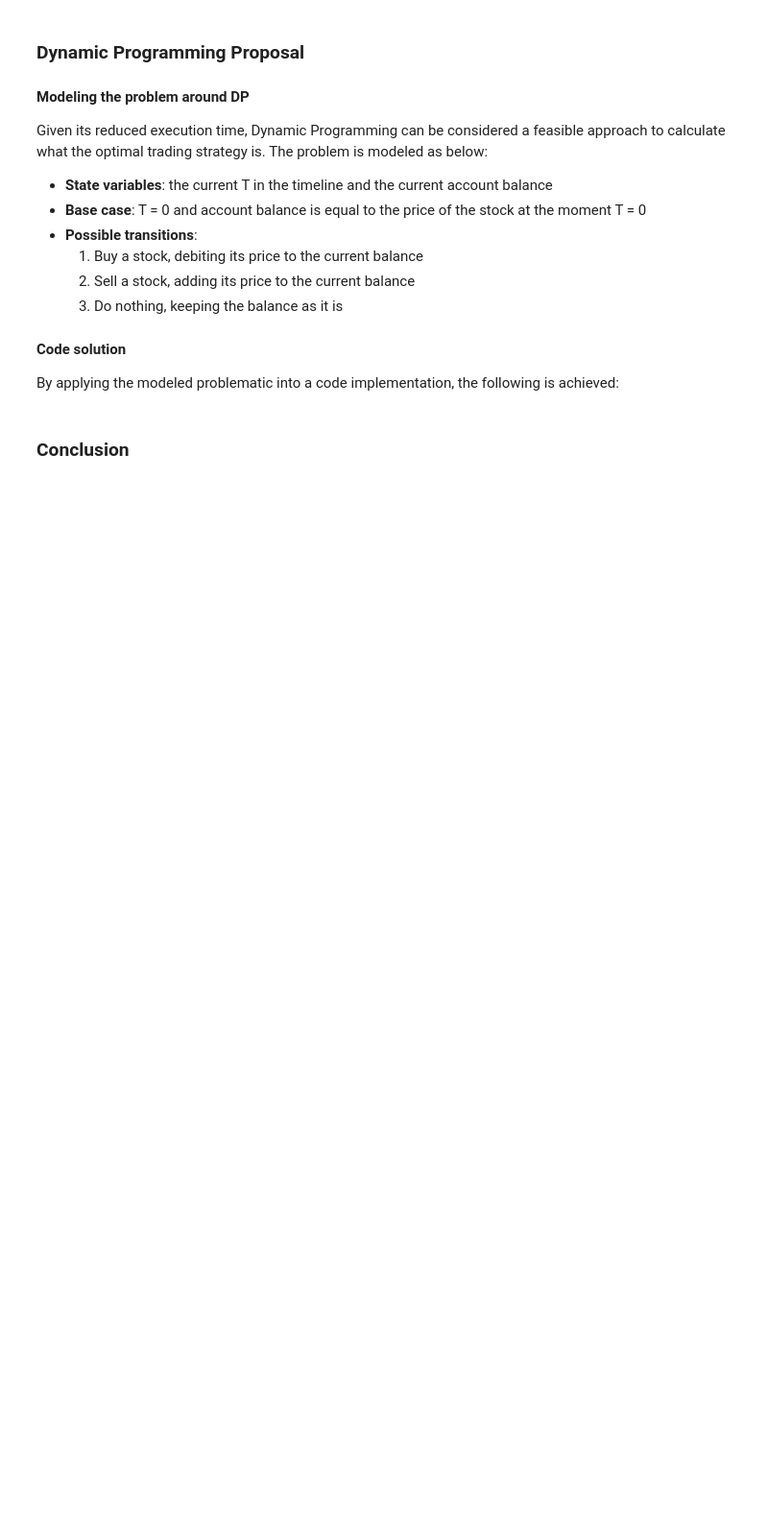
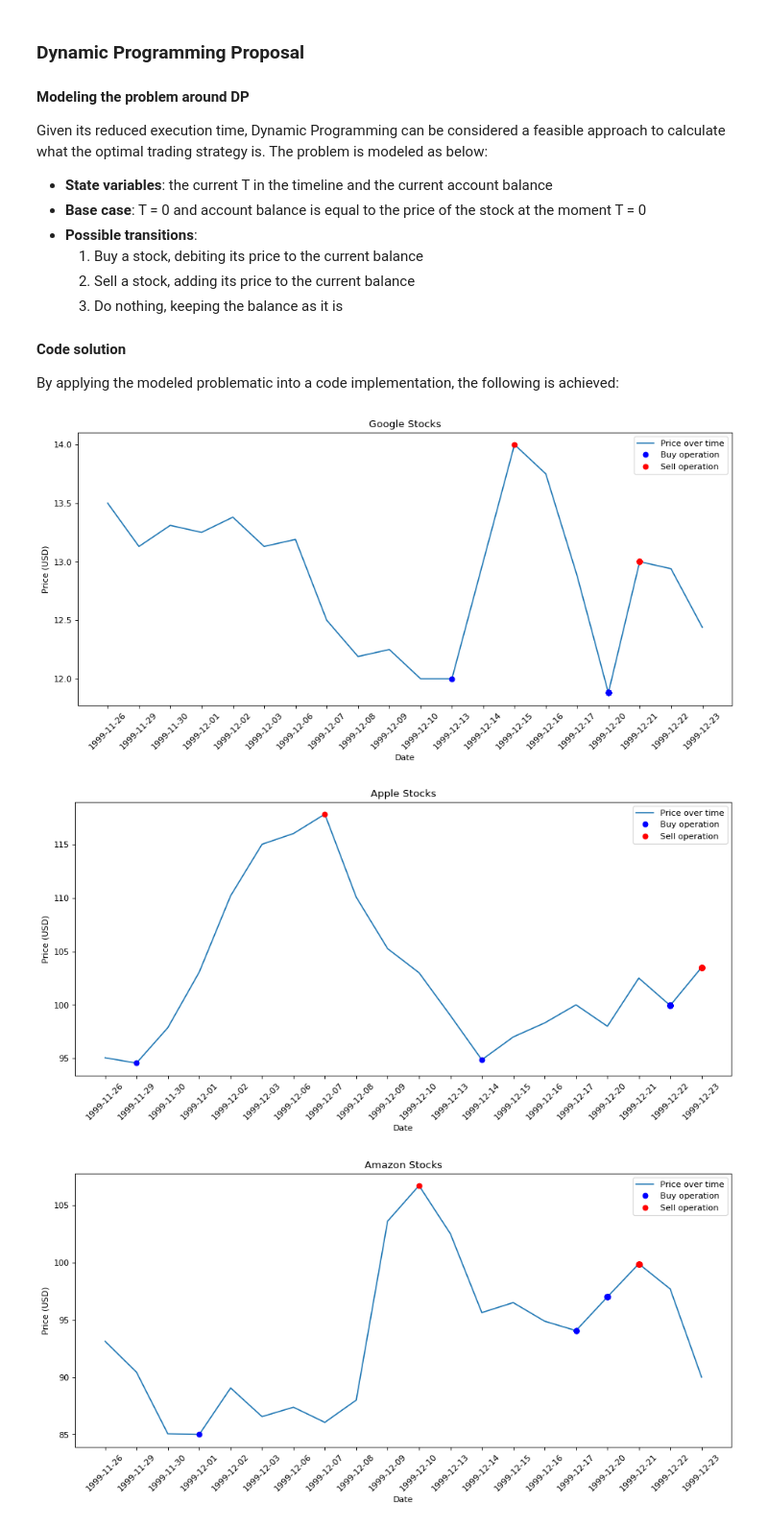
Before and after one commit to projeto-de-algoritmos-2019-2/project-5-capitalist-adventure, a Jupyter notebook: OptimalTradingStrategies_DPApproach.ipynb, the cells around one changed output. Shown at 96% size. Cells and saved outputs as stored; diff of their text form; code cells hidden in the pictures; blank space fills up the shorter version.

```diff
--- a/OptimalTradingStrategies_DPApproach.ipynb
+++ b/OptimalTradingStrategies_DPApproach.ipynb
@@ -39,2 +32,0 @@ By applying the modeled problematic into a code implementation, the following is
-# %% [markdown]
-### Conclusion
@@ -40,0 +59,11 @@ By applying the modeled problematic into a code implementation, the following is
+# %%
+# Adapting data format to fit the algorithm
+google_dates = [date for date in sorted(google_prices.keys())]
+apple_dates = [date for date in sorted(apple_prices.keys())]
+amazon_dates = [date for date in sorted(amazon_prices.keys())]
+microsoft_dates = [date for date in sorted(microsoft_prices.keys())]
+
+google_prices = [float(google_prices[date]) for date in google_dates]
+apple_prices = [float(apple_prices[date]) for date in apple_dates]
+amazon_prices = [float(amazon_prices[date]) for date in amazon_dates]
+microsoft_prices = [float(microsoft_prices[date]) for date in microsoft_dates]
@@ -40,0 +119,29 @@ By applying the modeled problematic into a code implementation, the following is
+# %%
+# Showing results
+import matplotlib.pyplot as plt
+from matplotlib.pyplot import figure
+
+def plot_results(title, dates, prices, stock_buy, stock_sell):
+    figure(num=None, figsize=(14, 6), dpi=80, facecolor='w', edgecolor='k')
+
+    plt.plot(
+        dates[:NUMBER_OF_STOCKS],
+        prices[:NUMBER_OF_STOCKS]
+    )
+    plt.plot(stock_buy['dates'], stock_buy['prices'], color='b', marker='o', linewidth=0)
+    plt.plot(stock_sell['dates'], stock_sell['prices'], color='r', marker='o', linewidth=0)
+    plt.xlabel('Date')
+    plt.ylabel('Price (USD)')
+    plt.title(title)
+    plt.xticks(rotation=45)
+    plt.legend(['Price over time', 'Buy operation', 'Sell operation'])
+    plt.show()
+
+plot_results('Google Stocks', google_dates, google_prices, google_stock_buy, google_stock_sell)
+plot_results('Apple Stocks', apple_dates, apple_prices, apple_stock_buy, apple_stock_sell)
+plot_results('Amazon Stocks', amazon_dates, amazon_prices, amazon_stock_buy, amazon_stock_sell)
+plot_results('Microsoft Stocks', microsoft_dates, microsoft_prices, microsoft_stock_buy, microsoft_stock_sell)
+# %% [output]
+[figure, added]
+[figure, added]
+[figure, added]
```
Also changed, not shown: parts of 8 cells of this notebook, 3 other files.
